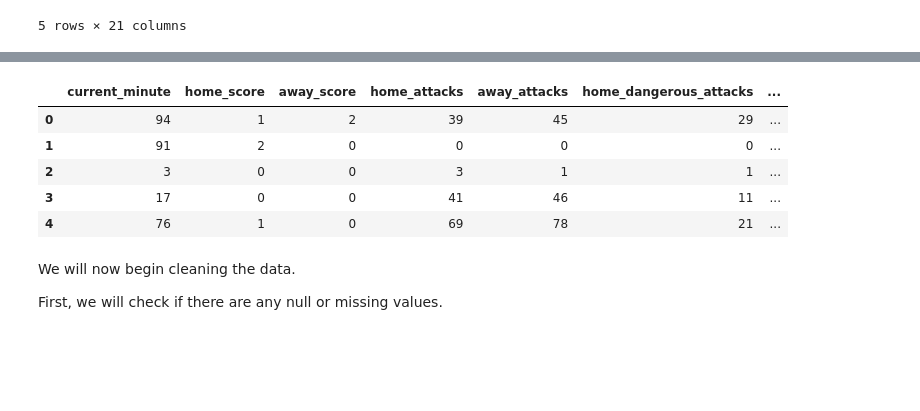
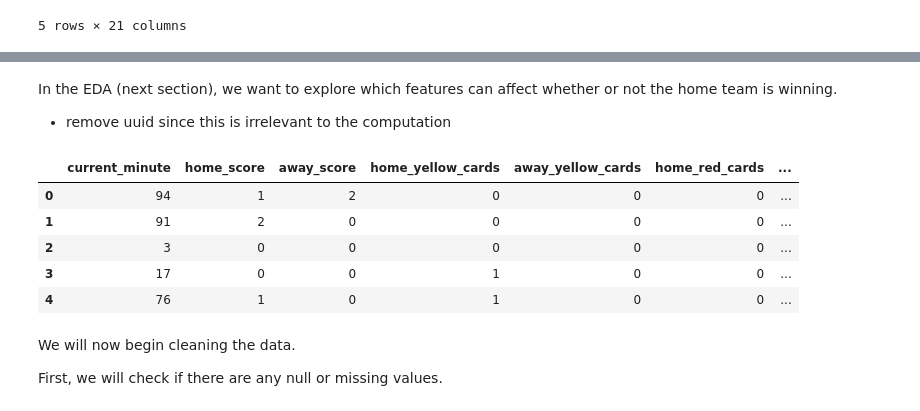
Before and after one commit to ayishamiara/STINTSY-MCO1, a Jupyter notebook: stintsy-mco1.ipynb, the cells around one changed output, grey strips where cells are left out. Saved outputs shown, nothing was run; the diff lists cells and outputs as text; code cells hidden in the pictures; blank space fills up the shorter version.

```diff
--- a/stintsy-mco1.ipynb
+++ b/stintsy-mco1.ipynb
@@ -115,13 +104,16 @@ Given that we will only be using the specific features in the data, we will extr
-# %%
-df = df[["current_minute","home_score", 'away_score', 'home_attacks','away_attacks','home_dangerous_attacks','away_dangerous_attacks','home_on_target','away_on_target']]
-df.head()
-# %% [output]
-|  | current_minute | home_score | away_score | home_attacks | away_attacks | home_dangerous_attacks | ... |
-| 0 | 94 | 1 | 2 | 39 | 45 | 29 | ... |
-| 1 | 91 | 2 | 0 | 0 | 0 | 0 | ... |
-| 2 | 3 | 0 | 0 | 3 | 1 | 1 | ... |
-| 3 | 17 | 0 | 0 | 41 | 46 | 11 | ... |
-| 4 | 76 | 1 | 0 | 69 | 78 | 21 | ... |
+# %% [markdown]
+In the EDA (next section), we want to explore which features can affect whether or not the home team is winning.
+- remove uuid since this is irrelevant to the computation
+# %%
+df = df.drop('uuid', axis=1)
+df.head()
+# %% [output]
+|  | current_minute | home_score | away_score | home_yellow_cards | away_yellow_cards | home_red_cards | ... |
+| 0 | 94 | 1 | 2 | 0 | 0 | 0 | ... |
+| 1 | 91 | 2 | 0 | 0 | 0 | 0 | ... |
+| 2 | 3 | 0 | 0 | 0 | 0 | 0 | ... |
+| 3 | 17 | 0 | 0 | 1 | 0 | 0 | ... |
+| 4 | 76 | 1 | 0 | 1 | 0 | 0 | ... |
 # %% [markdown]
 We will now begin cleaning the data.
 
```
Also changed, not shown: parts of 32 cells of this notebook.
